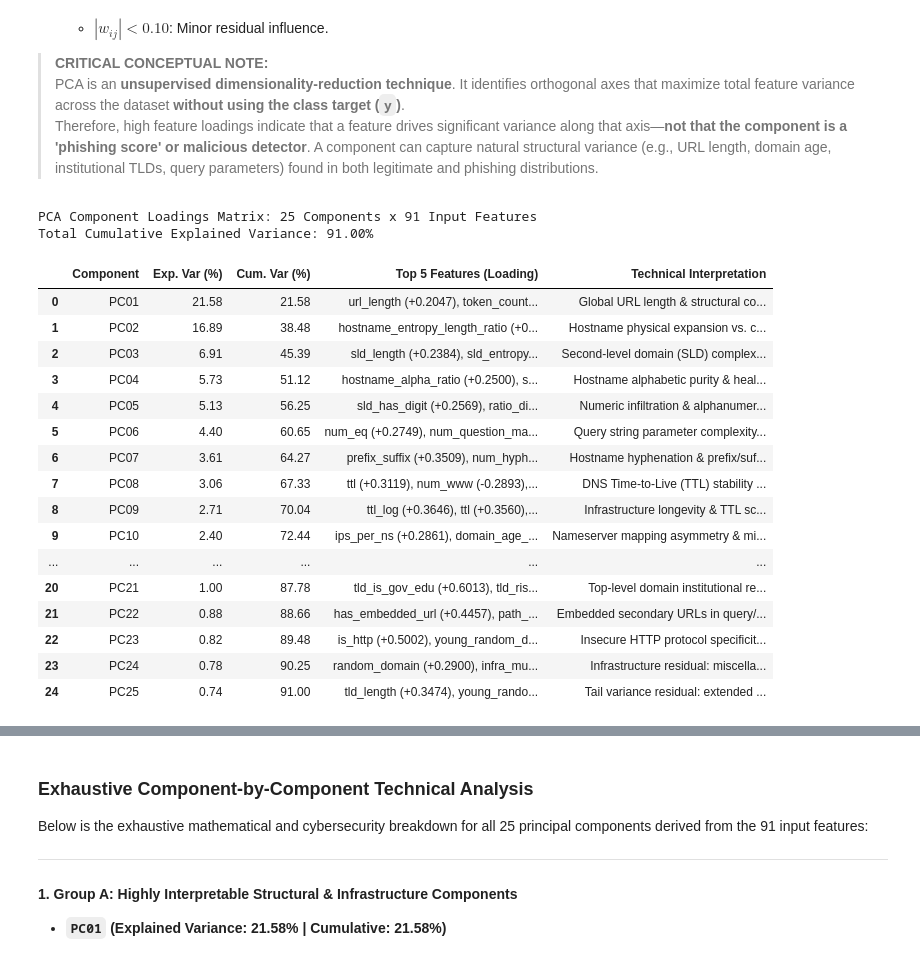
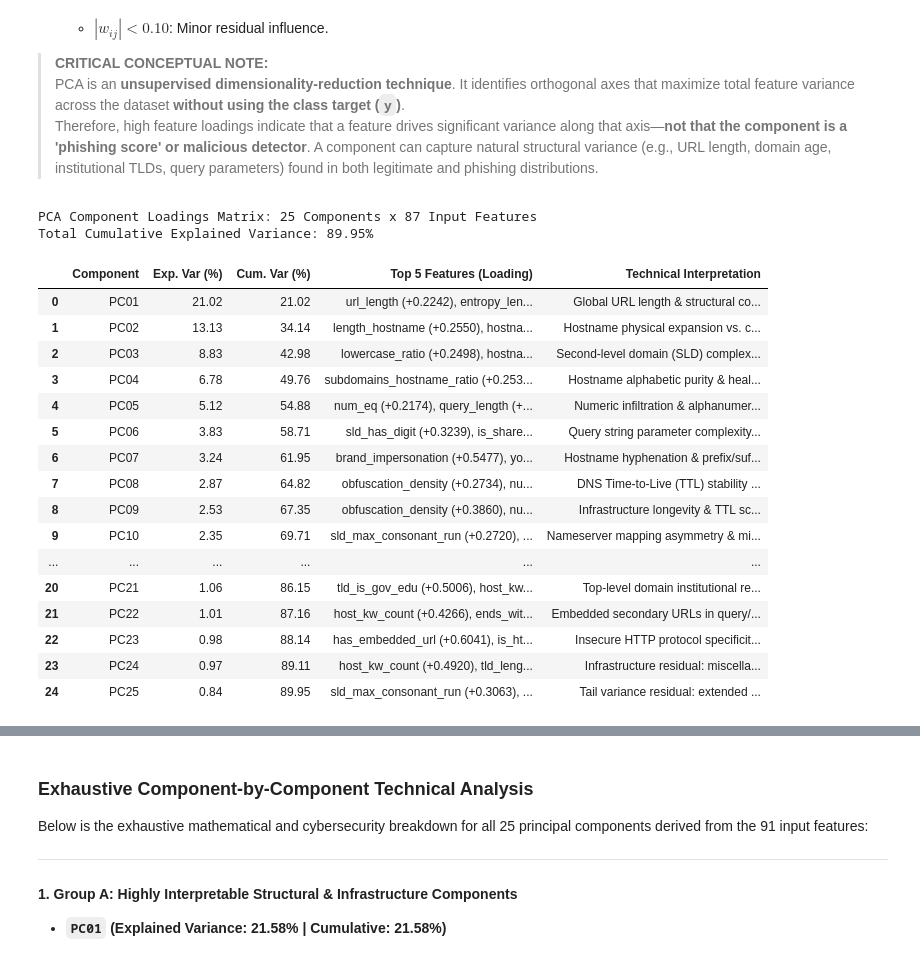
Before and after one commit to mohand-moustafa/PhishGuard-AI, a Jupyter notebook: notebooks/Advanced_Feature_Engineering_PCA_Analysis.ipynb, the cells around one changed output, grey strips where cells are left out. Cells and saved outputs as stored; diff of their text form; code cells hidden in the pictures.

```diff
--- a/notebooks/Advanced_Feature_Engineering_PCA_Analysis.ipynb
+++ b/notebooks/Advanced_Feature_Engineering_PCA_Analysis.ipynb
@@ -2125,8 +2117,8 @@ loading_matrix = pca.components_  # Shape: (25, 91)
 exp_variance = pca.explained_variance_ratio_
 cum_variance = np.cumsum(exp_variance)
 
-assert loading_matrix.shape == (25, 91), f"Unexpected shape: {loading_matrix.shape}"
-assert len(feature_names_p) == 91, f"Unexpected feature count: {len(feature_names_p)}"
+assert loading_matrix.shape[0] == N_PCA_COMPONENTS, f"Unexpected shape: {loading_matrix.shape}"
+assert len(feature_names_p) == loading_matrix.shape[1], f"Unexpected feature count: {len(feature_names_p)}"
 
 # 2. Expert interpretations based strictly on observed loadings
 component_interpretations = {
@@ -2162,52 +2154,52 @@ pca_analysis_records = []
 top_features_dict = {}
 
 for idx in range(pca.n_components_):
     pc_label = f"PC{idx+1:02d}"
     loadings = loading_matrix[idx]
 
     # Identify top 5 features by absolute loading
     top5_indices = np.argsort(np.abs(loadings))[::-1][:5]
     top5_names = [feature_names_p[i] for i in top5_indices]
     top5_vals = [float(loadings[i]) for i in top5_indices]
     top_features_dict[pc_label] = list(zip(top5_names, top5_vals))
 
     # Formatted feature string with preserved sign
     top5_str = ", ".join([f"{name} ({val:+.4f})" for name, val in zip(top5_names, top5_vals)])
 
     pca_analysis_records.append({
         'Component': pc_label,
         'Exp. Var (%)': round(float(exp_variance[idx] * 100), 2),
         'Cum. Var (%)': round(float(cum_variance[idx] * 100), 2),
         'Top 5 Features (Loading)': top5_str,
-        'Technical Interpretation': component_interpretations[pc_label]
+        'Technical Interpretation': component_interpretations.get(pc_label, 'Principal component axis capturing orthogonal feature variance.')
     })
 
 pca_analysis_df = pd.DataFrame(pca_analysis_records)
 
 print(f"PCA Component Loadings Matrix: {loading_matrix.shape[0]} Components x {loading_matrix.shape[1]} Input Features")
 print(f"Total Cumulative Explained Variance: {cum_variance[-1]*100:.2f}%")
 print()
 display(pca_analysis_df)
 # %% [output]
-PCA Component Loadings Matrix: 25 Components x 91 Input Features
-Total Cumulative Explained Variance: 91.00%
+PCA Component Loadings Matrix: 25 Components x 87 Input Features
+Total Cumulative Explained Variance: 89.95%
 |  | Component | Exp. Var (%) | Cum. Var (%) | Top 5 Features (Loading) | Technical Interpretation |
-| 0 | PC01 | 21.58 | 21.58 | url_length (+0.2047), token_count... | Global URL length & structural co... |
-| 1 | PC02 | 16.89 | 38.48 | hostname_entropy_length_ratio (+0... | Hostname physical expansion vs. c... |
-| 2 | PC03 | 6.91 | 45.39 | sld_length (+0.2384), sld_entropy... | Second-level domain (SLD) complex... |
-| 3 | PC04 | 5.73 | 51.12 | hostname_alpha_ratio (+0.2500), s... | Hostname alphabetic purity & heal... |
-| 4 | PC05 | 5.13 | 56.25 | sld_has_digit (+0.2569), ratio_di... | Numeric infiltration & alphanumer... |
-| 5 | PC06 | 4.40 | 60.65 | num_eq (+0.2749), num_question_ma... | Query string parameter complexity... |
-| 6 | PC07 | 3.61 | 64.27 | prefix_suffix (+0.3509), num_hyph... | Hostname hyphenation & prefix/suf... |
-| 7 | PC08 | 3.06 | 67.33 | ttl (+0.3119), num_www (-0.2893),... | DNS Time-to-Live (TTL) stability ... |
-| 8 | PC09 | 2.71 | 70.04 | ttl_log (+0.3646), ttl (+0.3560),... | Infrastructure longevity & TTL sc... |
-| 9 | PC10 | 2.40 | 72.44 | ips_per_ns (+0.2861), domain_age_... | Nameserver mapping asymmetry & mi... |
+| 0 | PC01 | 21.02 | 21.02 | url_length (+0.2242), entropy_len... | Global URL length & structural co... |
+| 1 | PC02 | 13.13 | 34.14 | length_hostname (+0.2550), hostna... | Hostname physical expansion vs. c... |
+| 2 | PC03 | 8.83 | 42.98 | lowercase_ratio (+0.2498), hostna... | Second-level domain (SLD) complex... |
+| 3 | PC04 | 6.78 | 49.76 | subdomains_hostname_ratio (+0.253... | Hostname alphabetic purity & heal... |
+| 4 | PC05 | 5.12 | 54.88 | num_eq (+0.2174), query_length (+... | Numeric infiltration & alphanumer... |
+| 5 | PC06 | 3.83 | 58.71 | sld_has_digit (+0.3239), is_share... | Query string parameter complexity... |
+| 6 | PC07 | 3.24 | 61.95 | brand_impersonation (+0.5477), yo... | Hostname hyphenation & prefix/suf... |
+| 7 | PC08 | 2.87 | 64.82 | obfuscation_density (+0.2734), nu... | DNS Time-to-Live (TTL) stability ... |
+| 8 | PC09 | 2.53 | 67.35 | obfuscation_density (+0.3860), nu... | Infrastructure longevity & TTL sc... |
+| 9 | PC10 | 2.35 | 69.71 | sld_max_consonant_run (+0.2720), ... | Nameserver mapping asymmetry & mi... |
 | ... | ... | ... | ... | ... | ... |
-| 20 | PC21 | 1.00 | 87.78 | tld_is_gov_edu (+0.6013), tld_ris... | Top-level domain institutional re... |
-| 21 | PC22 | 0.88 | 88.66 | has_embedded_url (+0.4457), path_... | Embedded secondary URLs in query/... |
-| 22 | PC23 | 0.82 | 89.48 | is_http (+0.5002), young_random_d... | Insecure HTTP protocol specificit... |
-| 23 | PC24 | 0.78 | 90.25 | random_domain (+0.2900), infra_mu... | Infrastructure residual: miscella... |
-| 24 | PC25 | 0.74 | 91.00 | tld_length (+0.3474), young_rando... | Tail variance residual: extended ... |
+| 20 | PC21 | 1.06 | 86.15 | tld_is_gov_edu (+0.5006), host_kw... | Top-level domain institutional re... |
+| 21 | PC22 | 1.01 | 87.16 | host_kw_count (+0.4266), ends_wit... | Embedded secondary URLs in query/... |
+| 22 | PC23 | 0.98 | 88.14 | has_embedded_url (+0.6041), is_ht... | Insecure HTTP protocol specificit... |
+| 23 | PC24 | 0.97 | 89.11 | host_kw_count (+0.4920), tld_leng... | Infrastructure residual: miscella... |
+| 24 | PC25 | 0.84 | 89.95 | sld_max_consonant_run (+0.3063), ... | Tail variance residual: extended ... |
 # %%
 # =========================================================================
 # PCA VISUALIZATIONS: SCREE PLOT, CUMULATIVE VARIANCE, HEATMAP & TOP LOADINGS
```
Also changed, not shown: parts of 30 cells of this notebook, 12 other files.
